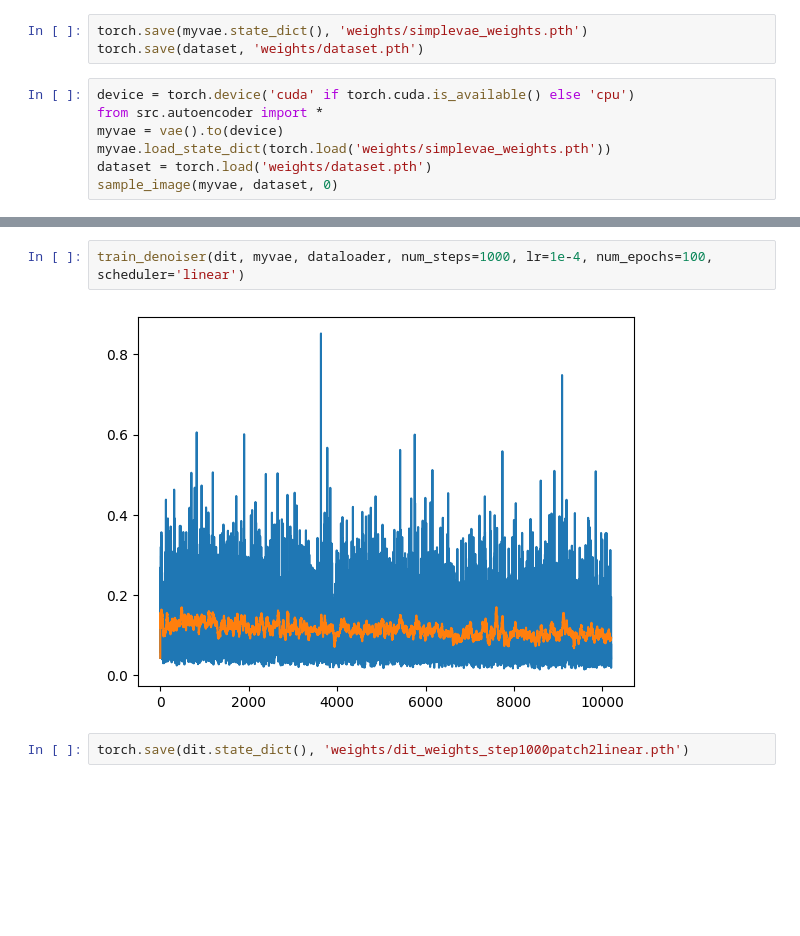
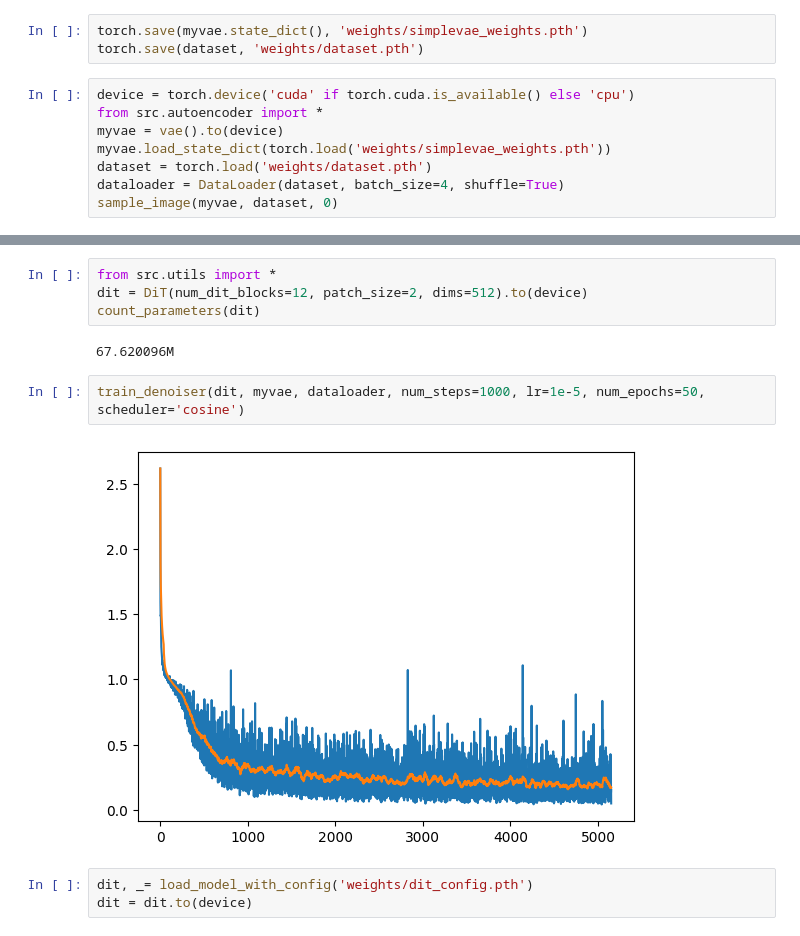
Before and after one commit to anm-ol/DreamLab, a Jupyter notebook: test.ipynb, the cells around one changed output, grey strips where cells are left out. Saved outputs shown, nothing was run; the diff lists cells and outputs as text; blank space fills up the shorter version.

```diff
--- a/test.ipynb
+++ b/test.ipynb
@@ -45,5 +42,6 @@ from src.autoencoder import *
 myvae = vae().to(device)
 myvae.load_state_dict(torch.load('weights/simplevae_weights.pth'))
 dataset = torch.load('weights/dataset.pth')
+dataloader = DataLoader(dataset, batch_size=4, shuffle=True)
 sample_image(myvae, dataset, 0)
 # %% [output]
@@ -264,6 +146,13 @@ dit = DiT().to(device)
+# %%
+from src.utils import *
+dit = DiT(num_dit_blocks=12, patch_size=2, dims=512).to(device)
+count_parameters(dit)
+# %% [output]
+67.620096M
 # %%
-train_denoiser(dit, myvae, dataloader, num_steps=1000, lr=1e-4, num_epochs=100, scheduler='linear')
+train_denoiser(dit, myvae, dataloader, num_steps=1000, lr=1e-5, num_epochs=50, scheduler='cosine')
 # %% [output]
-[figure, old version]
+[figure, new version]
-# %%
-torch.save(dit.state_dict(), 'weights/dit_weights_step1000patch2linear.pth')
+# %%
+dit, _= load_model_with_config('weights/dit_config.pth')
+dit = dit.to(device)
```
Also changed, not shown: parts of 9 cells of this notebook, 6 other files.
